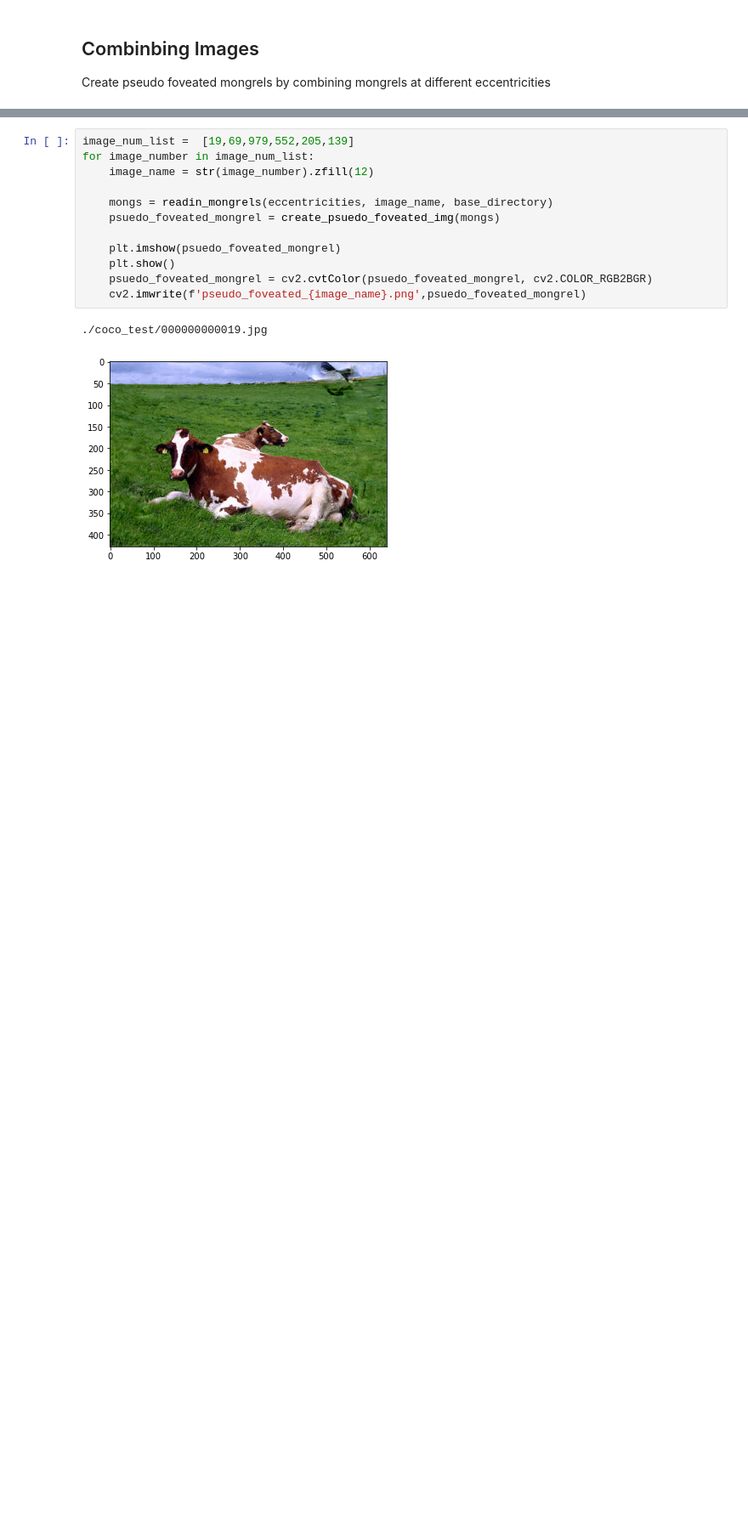
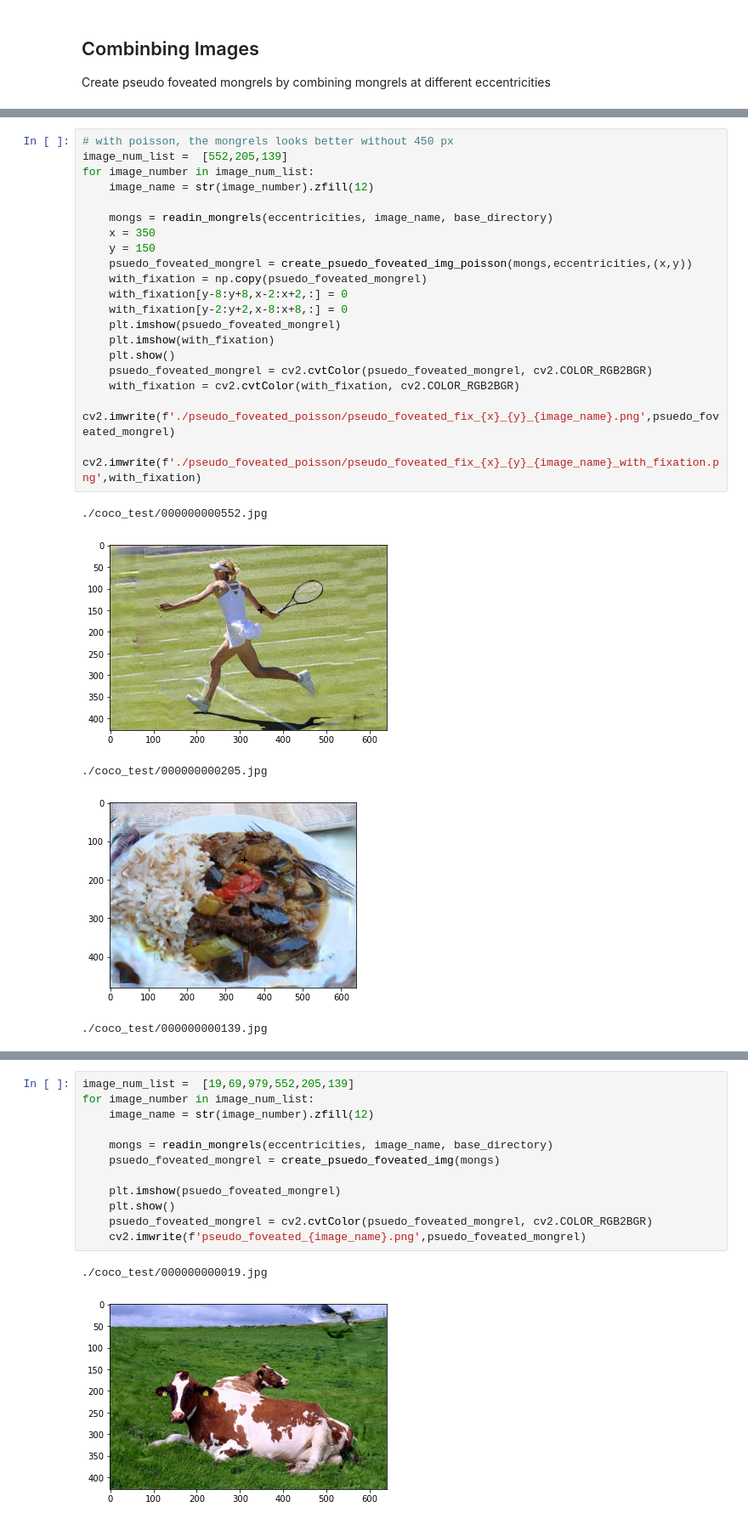
Before and after one commit to RosenholtzLab/TTM, a Jupyter notebook: SewPsudoFoveatedMongrel.ipynb, the cells around one changed output, grey strips where cells are left out. Shown at 85% size. Cells and saved outputs as stored; diff of their text form; blank space fills up the shorter version.

```diff
--- a/SewPsudoFoveatedMongrel.ipynb
+++ b/SewPsudoFoveatedMongrel.ipynb
@@ -104,0 +176,26 @@ plt.imshow(psuedo_foveated_mongrel)
+# %%
+# with poisson, the mongrels looks better without 450 px
+image_num_list =  [552,205,139]
+for image_number in image_num_list:
+    image_name = str(image_number).zfill(12)
+
+    mongs = readin_mongrels(eccentricities, image_name, base_directory)
+    x = 350
+    y = 150
+    psuedo_foveated_mongrel = create_psuedo_foveated_img_poisson(mongs,eccentricities,(x,y))
+    with_fixation = np.copy(psuedo_foveated_mongrel)
+    with_fixation[y-8:y+8,x-2:x+2,:] = 0
+    with_fixation[y-2:y+2,x-8:x+8,:] = 0
+    plt.imshow(psuedo_foveated_mongrel)
+    plt.imshow(with_fixation)
+    plt.show()
+    psuedo_foveated_mongrel = cv2.cvtColor(psuedo_foveated_mongrel, cv2.COLOR_RGB2BGR)
+    with_fixation = cv2.cvtColor(with_fixation, cv2.COLOR_RGB2BGR)
+    cv2.imwrite(f'./pseudo_foveated_poisson/pseudo_foveated_fix_{x}_{y}_{image_name}.png',psuedo_foveated_mongrel)
+    cv2.imwrite(f'./pseudo_foveated_poisson/pseudo_foveated_fix_{x}_{y}_{image_name}_with_fixation.png',with_fixation)
+# %% [output]
+./coco_test/000000000552.jpg
+[figure, added]
+./coco_test/000000000205.jpg
+[figure, added]
+./coco_test/000000000139.jpg
```
Also changed, not shown: parts of 7 cells of this notebook.
